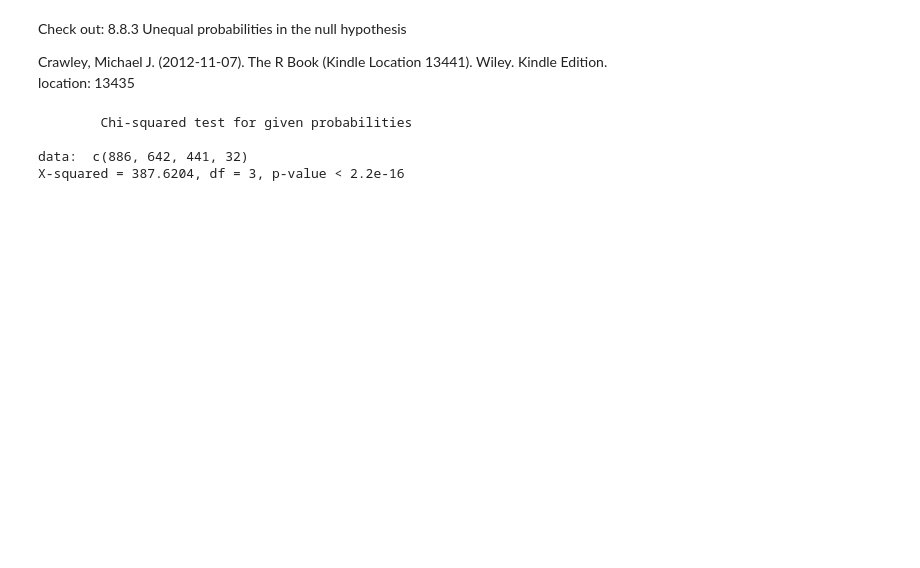
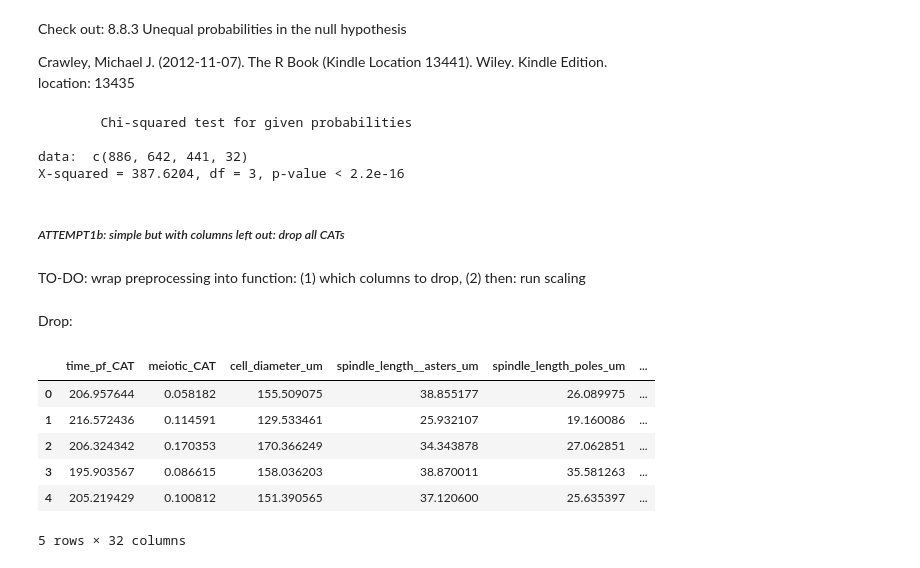
Before and after one commit to emmaggie/SPINDLE_ZOO, a Jupyter notebook: SEPTEMBER_2014/A_Marina_spindle_zoo_part5.ipynb, the cells around one changed output. Drawn from its saved outputs; the diff is of its cells as text; code cells hidden in the pictures; blank space fills up the shorter version.

```diff
--- a/SEPTEMBER_2014/A_Marina_spindle_zoo_part5.ipynb
+++ b/SEPTEMBER_2014/A_Marina_spindle_zoo_part5.ipynb
@@ -1499,3 +1505,19 @@ chisq.test(c(886,642,441,32),p=c(0.38,0.38,0.12,0.12))
 
 data:  c(886, 642, 441, 32)
 X-squared = 387.6204, df = 3, p-value < 2.2e-16
+# %% [markdown]
+##### *ATTEMPT1b: simple but with columns left out: drop all CATs*
+# %% [markdown]
+TO-DO: wrap preprocessing into function: (1) which columns to drop, (2) then: run scaling
+# %% [markdown]
+Drop:
+# %%
+reconstructedDF.head()
+# %% [output]
+|  | time_pf_CAT | meiotic_CAT | cell_diameter_um | spindle_length__asters_um | spindle_length_poles_um | ... |
+| 0 | 206.957644 | 0.058182 | 155.509075 | 38.855177 | 26.089975 | ... |
+| 1 | 216.572436 | 0.114591 | 129.533461 | 25.932107 | 19.160086 | ... |
+| 2 | 206.324342 | 0.170353 | 170.366249 | 34.343878 | 27.062851 | ... |
+| 3 | 195.903567 | 0.086615 | 158.036203 | 38.870011 | 35.581263 | ... |
+| 4 | 205.219429 | 0.100812 | 151.390565 | 37.120600 | 25.635397 | ... |
+5 rows × 32 columns
```
Also changed, not shown: parts of 39 cells of this notebook, 3 other files.
